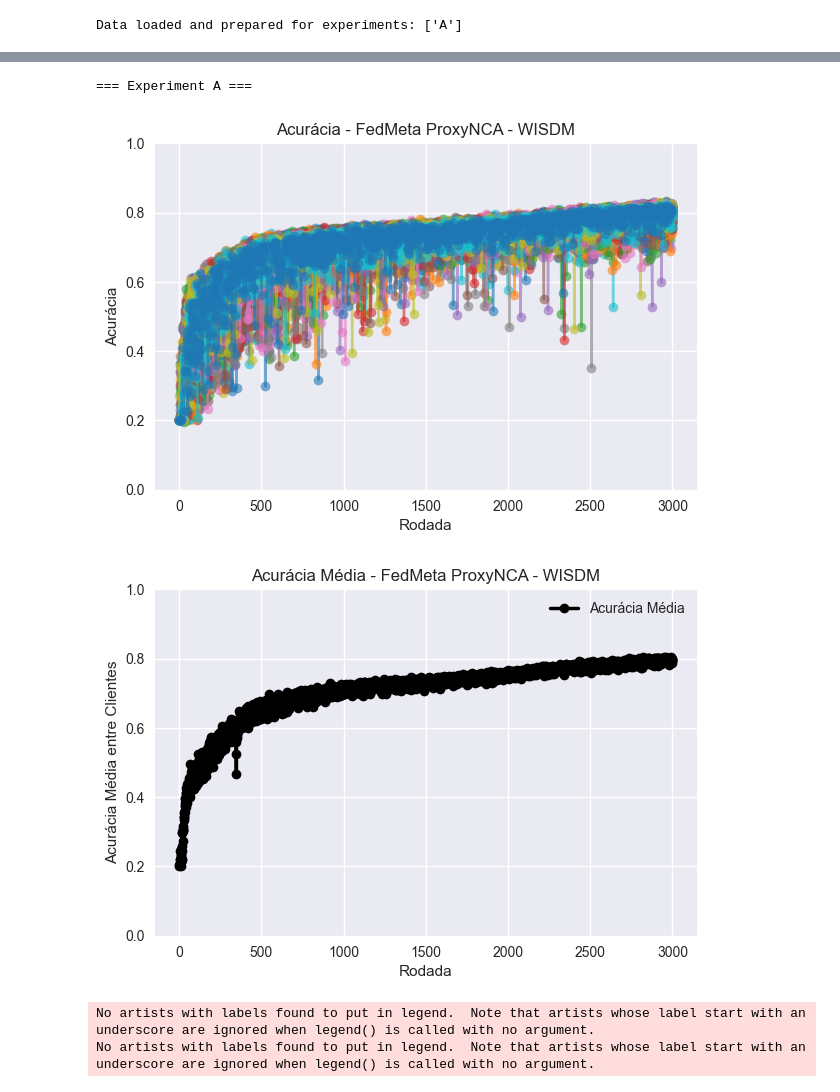
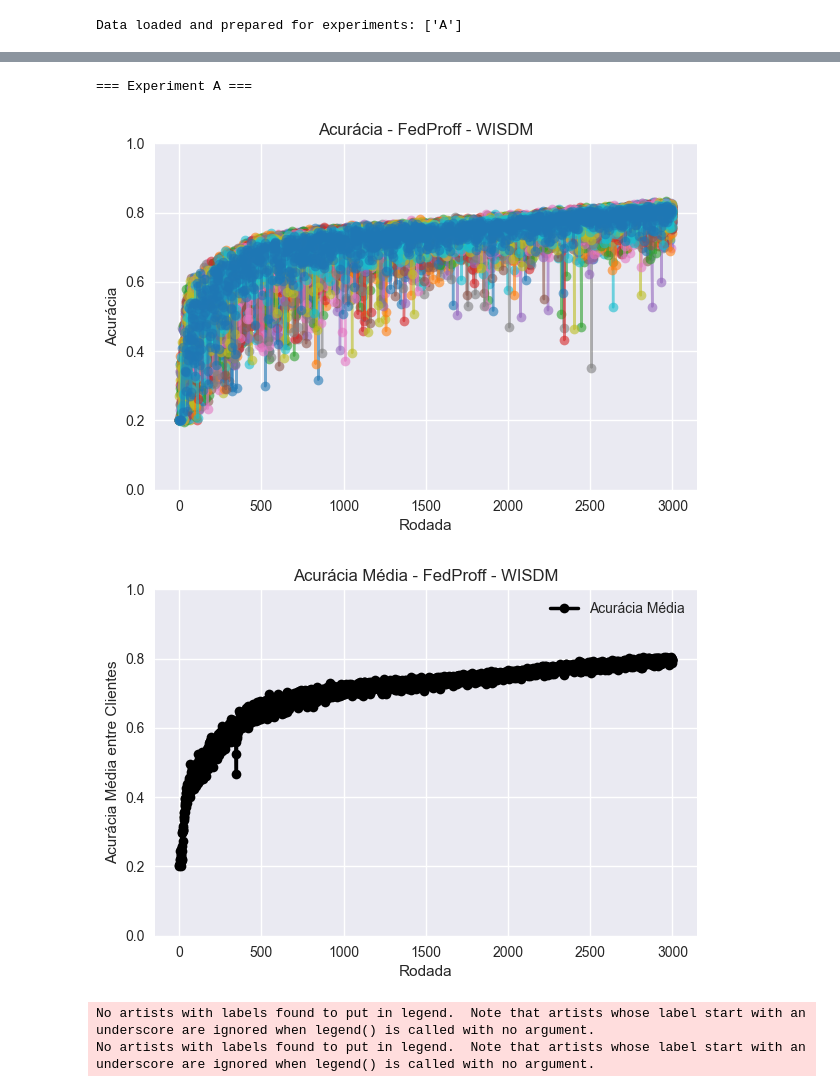
Before and after one commit to TulioPolido/federated_proxy_offset, a Jupyter notebook: Flautim/Personalized/FedProff/Results/WISDM/plot_results_wisdm.ipynb, the cells around one changed output, grey strips where cells are left out. Saved outputs shown, nothing was run; the diff lists cells and outputs as text; code cells hidden in the pictures.

```diff
--- a/Flautim/Personalized/FedProff/Results/WISDM/plot_results_wisdm.ipynb
+++ b/Flautim/Personalized/FedProff/Results/WISDM/plot_results_wisdm.ipynb
@@ -192,7 +192,7 @@ for xp in dfs:
 
     plt.xlabel('Rodada')
     plt.ylabel('Loss')
-    plt.title(f'Loss - FedMeta ProxyNCA - WISDM')
+    plt.title(f'Loss - FedProff - WISDM')
     #plt.legend(ncol=3, fontsize='small')
     plt.grid(True)
     plt.savefig(f'fedproff_all_loss_wisdm.png')
@@ -217,7 +217,7 @@ for xp in dfs:
              marker='o', color='black', linewidth=2.5, label='Loss Média')
     plt.xlabel('Rodada')
     plt.ylabel('Loss Média entre Clientes')
-    plt.title(f'Loss Média - FedMeta ProxyNCA - WISDM')
+    plt.title(f'Loss Média - FedProff - WISDM')
     plt.legend()
     plt.grid(True)
     plt.savefig(f'fedproff_avg_loss_wisdm.png')
@@ -270,7 +270,7 @@ for xp in dfs:
     plt.xlabel('Rodada')
     plt.ylabel('Acurácia')
     plt.ylim(0.0, 1.0)
-    plt.title(f'Acurácia - FedMeta ProxyNCA - WISDM')
+    plt.title(f'Acurácia - FedProff - WISDM')
     #plt.legend(ncol=3, fontsize='small')
     plt.grid(True)
     plt.savefig(f'fedproff_all_accuracy_wisdm.png')
@@ -279,36 +279,36 @@ for xp in dfs:
     # -------------------------
     # 2) Build matrix and plot average
     # -------------------------
     if not all_accuracies:
         print(f"No TEST_ACC found for any user in {xp}; skipping average plot.")
         continue
 
     # Align into epochs x users matrix (missing -> NaN) and sort by epoch
     df_all = pd.concat(all_accuracies, axis=1)
     # ensure unique column names (strings)
     df_all.columns = [str(c) for c in df_all.columns]
     df_all = df_all.sort_index()
 
 
     # Compute epoch-wise average (ignore NaNs)
     avg_accuracy = df_all.mean(axis=1, skipna=True)
 
     # Plot average
     plt.figure(figsize=(7, 4.5))
     plt.plot(avg_accuracy.index.astype(int), avg_accuracy.values,
              marker='o', color='black', linewidth=2.5, label='Acurácia Média')
     plt.xlabel('Rodada')
     plt.ylabel('Acurácia Média entre Clientes')
     plt.ylim(0.0, 1.0)
-    plt.title(f'Acurácia Média - FedMeta ProxyNCA - WISDM')
+    plt.title(f'Acurácia Média - FedProff - WISDM')
     plt.legend()
     plt.grid(True)
     plt.savefig(f'fedproff_avg_accuracy_wisdm.png')
     plt.show()
 # %% [output]
 === Experiment A ===
-[figure, old version]
+[figure, new version]
-[figure, old version]
+[figure, new version]
 # %%
 plot_flower(avg_accuracy.index.astype(int), avg_accuracy.values, avg_loss.index.astype(int), avg_loss.values, use_ema=True)
 # %% [output]
```
Also changed, not shown: parts of 1 cell of this notebook, 2 other files.
